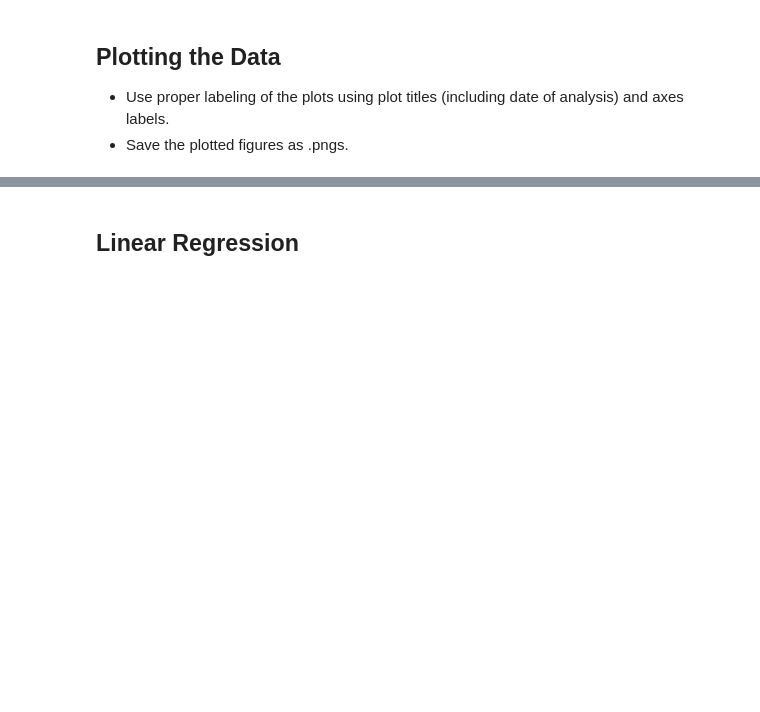
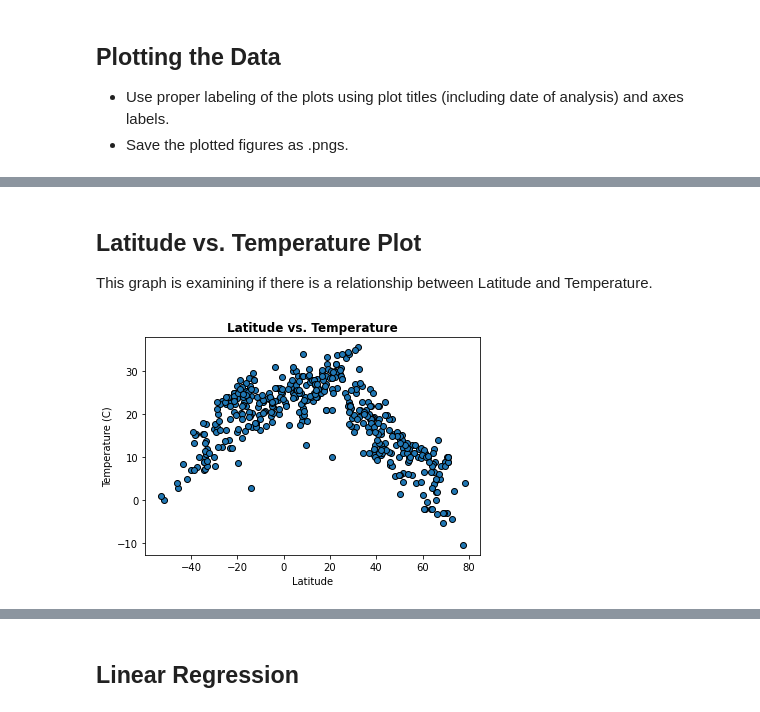
Before and after one commit to lmrazuki/python-api-homework, a Jupyter notebook: starter_code/WeatherPy.ipynb, the cells around one changed output, grey strips where cells are left out. Drawn from its saved outputs; the diff is of its cells as text; code cells hidden in the pictures; blank space fills up the shorter version.

Commit message:
Finished WeatherPy

```diff
--- a/starter_code/WeatherPy.ipynb
+++ b/starter_code/WeatherPy.ipynb
@@ -151,3 +134,7 @@ Skip this step if there are no cities that have humidity > 100%.
+# %%
+clean_weather_df = weather_data[weather_data["Humidity"]<100]
+clean_weather_df.head()
+clean_weather_df.to_csv("../output_data/weather_data.csv",index = False, header = True)
 # %% [markdown]
 ## Plotting the Data
 * Use proper labeling of the plots using plot titles (including date of analysis) and axes labels.
@@ -160,0 +155,13 @@ Skip this step if there are no cities that have humidity > 100%.
+# %% [markdown]
+## Latitude vs. Temperature Plot
+This graph is examining if there is a relationship between Latitude and Temperature.
+# %%
+lat = clean_weather_df["Lat"].tolist()
+temp = clean_weather_df["Max temp"].tolist()
+plt.scatter(lat,temp, marker = "o", edgecolors ="black")
+plt.xlabel("Latitude")
+plt.ylabel("Temperature (C)")
+plt.title("Latitude vs. Temperature", fontweight = "bold")
+plt.savefig("../output_data/LatvsTemp.png")
+# %% [output]
+[figure, added]
```
Also changed, not shown: parts of 34 cells of this notebook, 10 other files.
